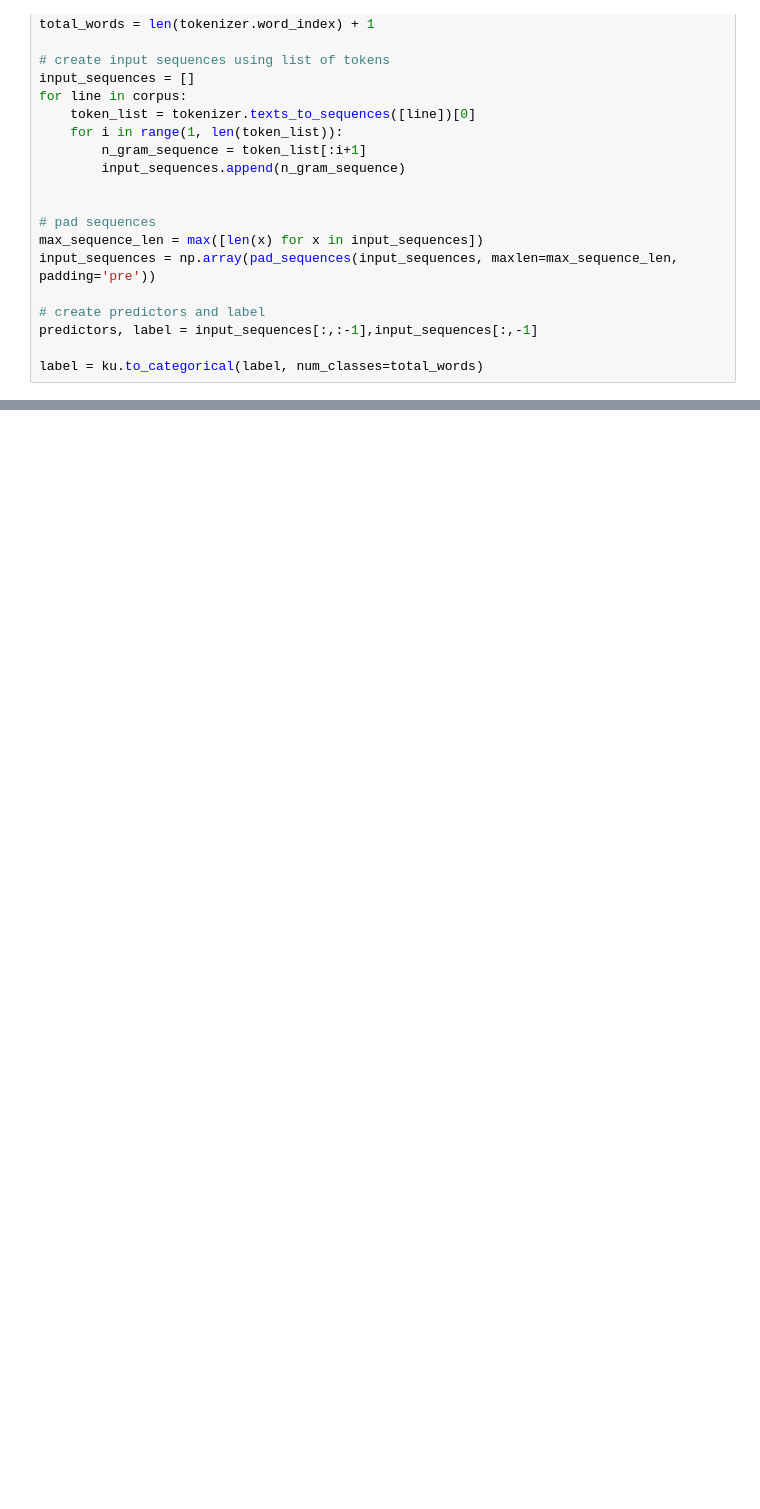
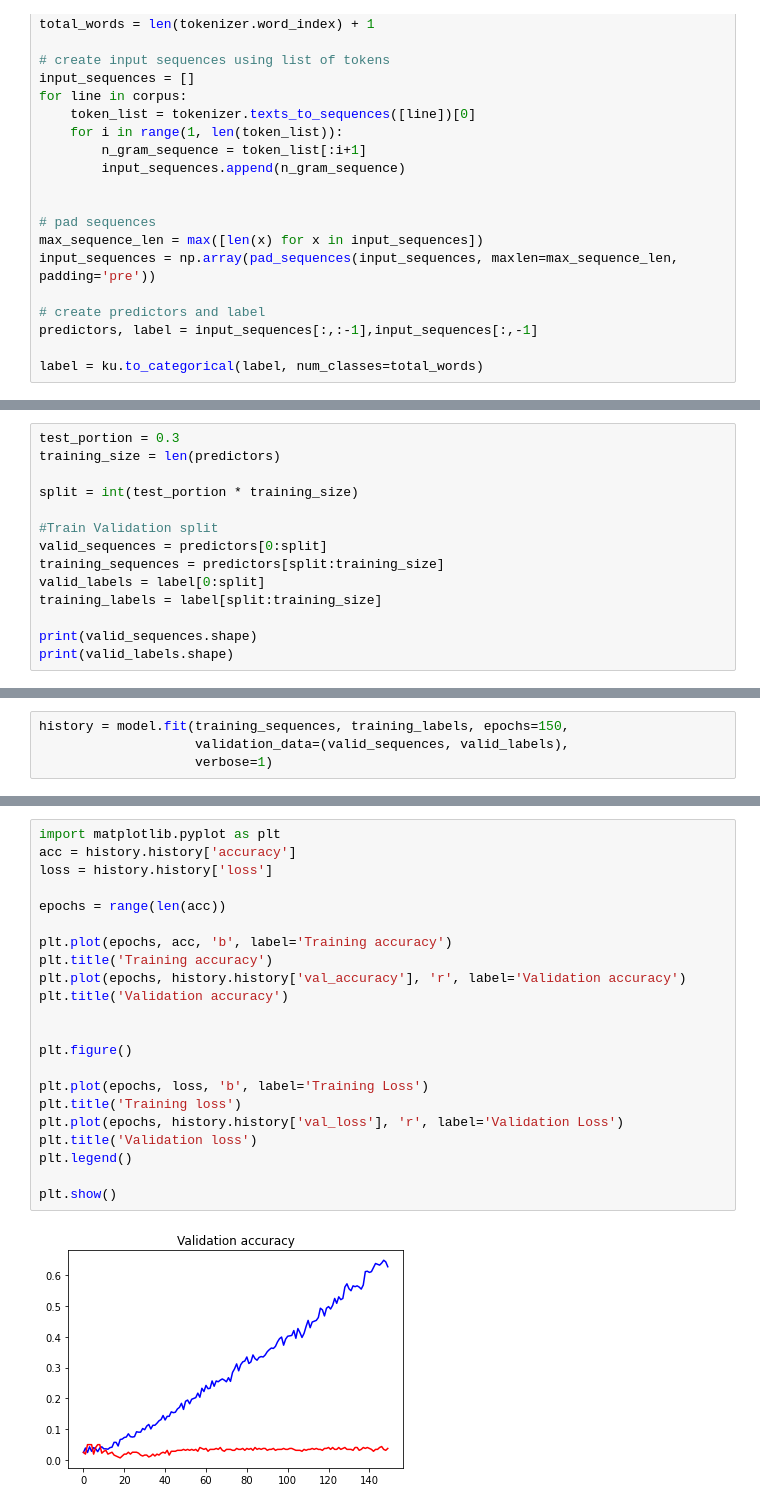
Before and after one commit to PratikshyaM/Natural-Language-Processing, a Jupyter notebook: hindi-poetry-generation.ipynb, the cells around one changed output, grey strips where cells are left out. Cells and saved outputs as stored; diff of their text form; blank space fills up the shorter version.

```diff
--- a/hindi-poetry-generation.ipynb
+++ b/hindi-poetry-generation.ipynb
@@ -73,0 +76,14 @@ label = ku.to_categorical(label, num_classes=total_words)
+# %%
+test_portion = 0.3
+training_size = len(predictors)
+
+split = int(test_portion * training_size)
+
+#Train Validation split
+valid_sequences = predictors[0:split]
+training_sequences = predictors[split:training_size]
+valid_labels = label[0:split]
+training_labels = label[split:training_size]
+
+print(valid_sequences.shape)
+print(valid_labels.shape)
@@ -99,3 +120,7 @@ Trainable params: 3,266,875
 Non-trainable params: 0
 _________________________________________________________________
 None
+# %%
+history = model.fit(training_sequences, training_labels, epochs=150,
+                    validation_data=(valid_sequences, valid_labels),
+                    verbose=1)
@@ -101,0 +145,24 @@ None
+# %%
+import matplotlib.pyplot as plt
+acc = history.history['accuracy']
+loss = history.history['loss']
+
+epochs = range(len(acc))
+
+plt.plot(epochs, acc, 'b', label='Training accuracy')
+plt.title('Training accuracy')
+plt.plot(epochs, history.history['val_accuracy'], 'r', label='Validation accuracy')
+plt.title('Validation accuracy')
+
+
+plt.figure()
+
+plt.plot(epochs, loss, 'b', label='Training Loss')
+plt.title('Training loss')
+plt.plot(epochs, history.history['val_loss'], 'r', label='Validation Loss')
+plt.title('Validation loss')
+plt.legend()
+
+plt.show()
+# %% [output]
+[figure, added]
```
Also changed, not shown: parts of 13 cells of this notebook.
